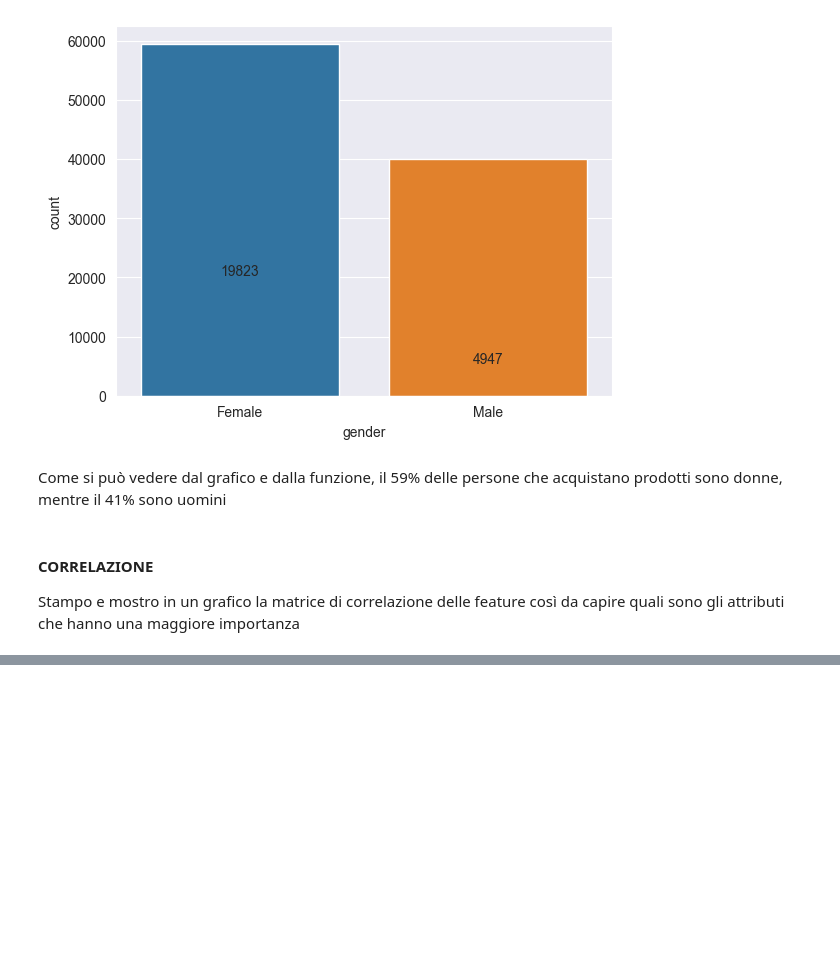
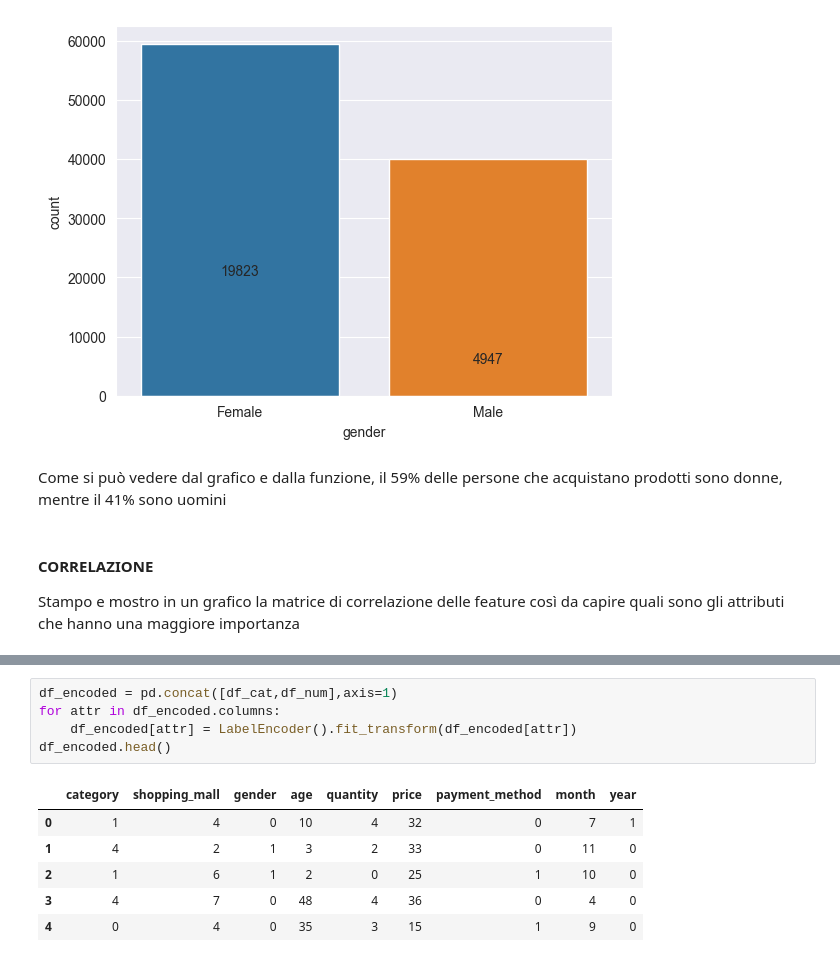
Before and after one commit to pasquale9197/Rainfall-prediction-in-Australia-a-Data-Mining-project, a Jupyter notebook: CustomerShopping progettoDataMining.ipynb, the cells around one changed output, grey strips where cells are left out. Saved outputs shown, nothing was run; the diff lists cells and outputs as text; blank space fills up the shorter version.

```diff
--- a/CustomerShopping progettoDataMining.ipynb
+++ b/CustomerShopping progettoDataMining.ipynb
@@ -431,2 +450,14 @@ Stampo e mostro in un grafico la matrice di correlazione delle feature così da
+# %%
+df_encoded = pd.concat([df_cat,df_num],axis=1)
+for attr in df_encoded.columns:
+    df_encoded[attr] = LabelEncoder().fit_transform(df_encoded[attr])
+df_encoded.head()
+# %% [output]
+|  | category | shopping_mall | gender | age | quantity | price | payment_method | month | year |
+| 0 | 1 | 4 | 0 | 10 | 4 | 32 | 0 | 7 | 1 |
+| 1 | 4 | 2 | 1 | 3 | 2 | 33 | 0 | 11 | 0 |
+| 2 | 1 | 6 | 1 | 2 | 0 | 25 | 1 | 10 | 0 |
+| 3 | 4 | 7 | 0 | 48 | 4 | 36 | 0 | 4 | 0 |
+| 4 | 0 | 4 | 0 | 35 | 3 | 15 | 1 | 9 | 0 |
 # %%
 #matrice di correlazione
```
Also changed, not shown: parts of 10 cells of this notebook.
